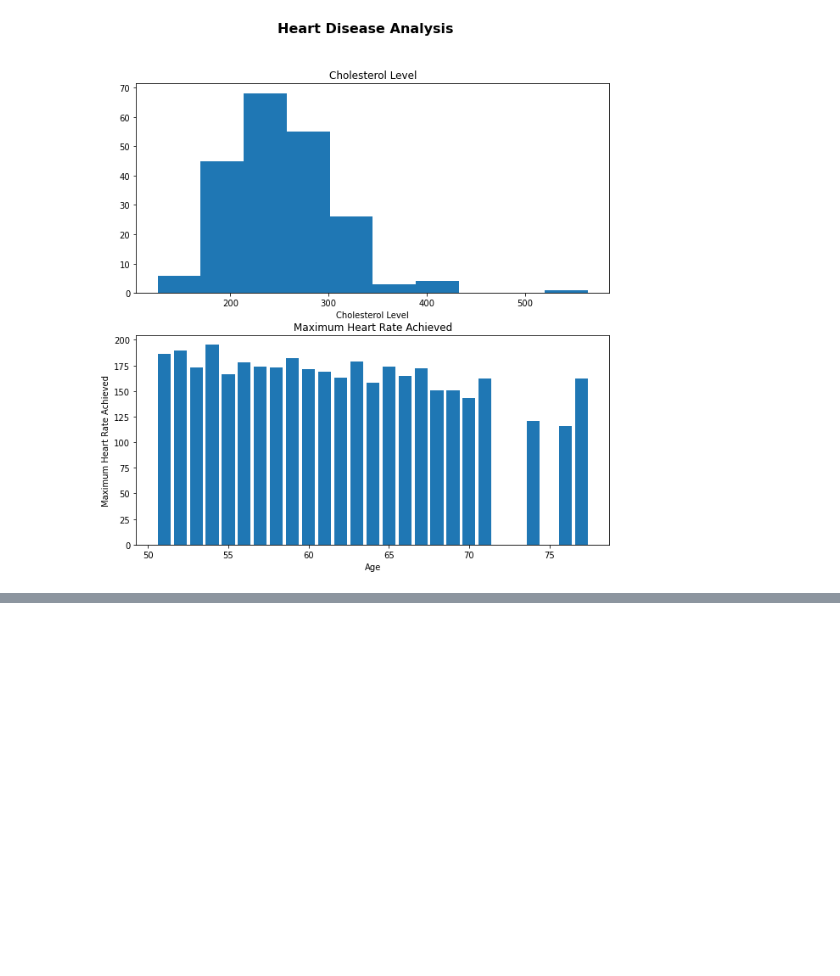
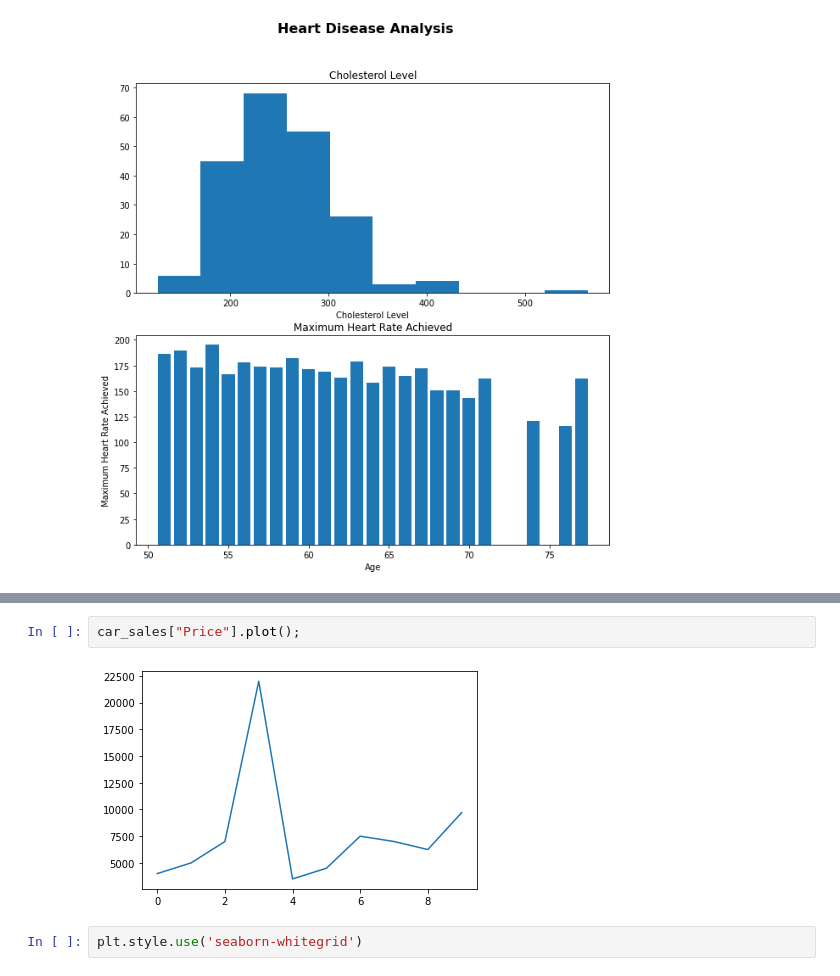
Before and after one commit to lemirser/MachineLearning, a Jupyter notebook: notebook/Introduction-to-matplotlib.ipynb, the cells around one changed output, grey strips where cells are left out. Cells and saved outputs as stored; diff of their text form; blank space fills up the shorter version.

Commit message:
Customizing Plot

```diff
--- a/notebook/Introduction-to-matplotlib.ipynb
+++ b/notebook/Introduction-to-matplotlib.ipynb
@@ -544,0 +568,6 @@ fig.suptitle("Heart Disease Analysis",
+# %%
+car_sales["Price"].plot();
+# %% [output]
+[figure, added]
+# %%
+plt.style.use('seaborn-whitegrid')
```
Also changed, not shown: parts of 12 cells of this notebook.
